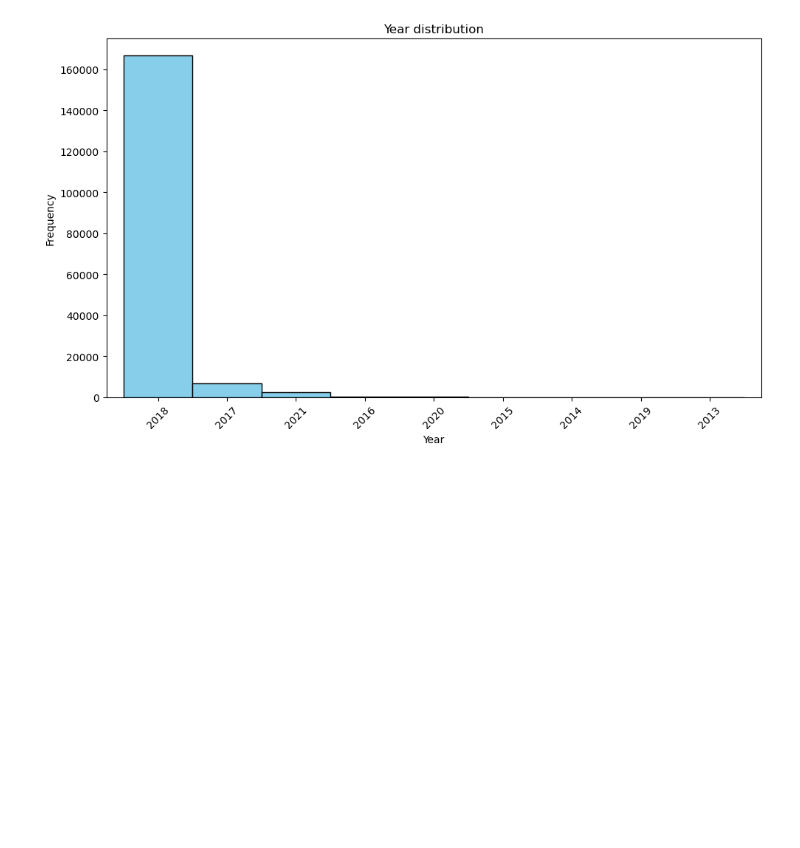
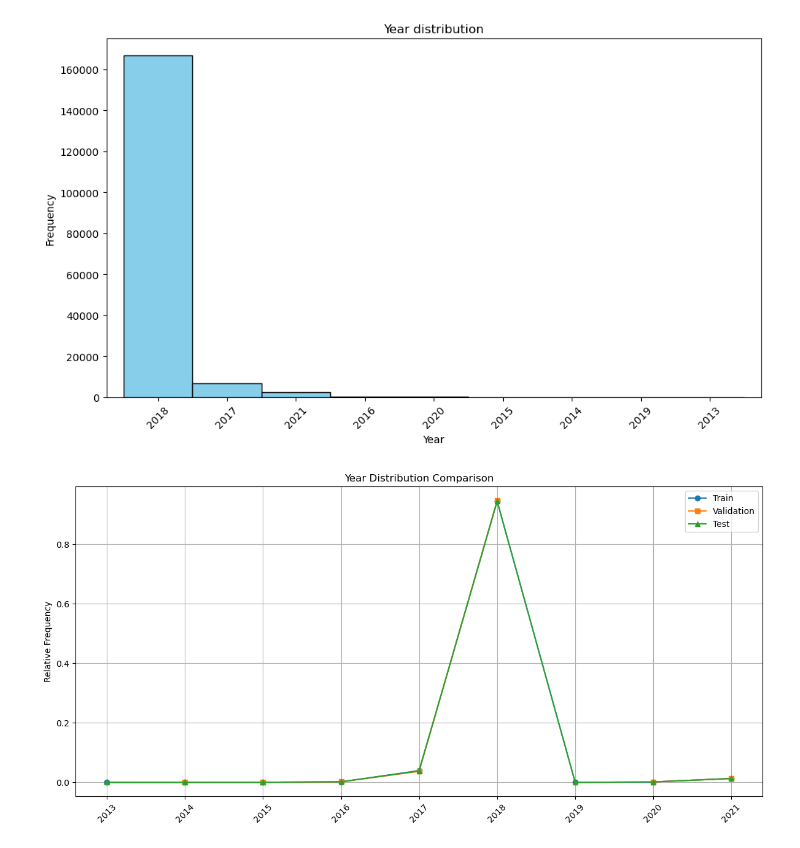
Before and after one commit to kgutjahr/STiL-TTA, a Jupyter notebook: data/visualize_dataset.ipynb, the cells around one changed output. Saved outputs shown, nothing was run; the diff lists cells and outputs as text; code cells hidden in the pictures; blank space fills up the shorter version.

```diff
--- a/data/visualize_dataset.ipynb
+++ b/data/visualize_dataset.ipynb
@@ -773,3 +822,15 @@ year_counts
 plot_distributions(df=year_counts, feature="Year")
 # %% [output]
 [figure]
+# %%
+train_year_counts = get_counts(df=train_df, feature="Adv_year")
+val_year_counts = get_counts(df=val_df, feature="Adv_year")
+test_year_counts = get_counts(df=test_df, feature="Adv_year")
+
+train_year_norm = calc_normalized_dists(count_df=train_year_counts)
+val_year_norm = calc_normalized_dists(count_df=val_year_counts)
+test_year_norm = calc_normalized_dists(count_df=test_year_counts)
+
+plot_compare_distribution(train_dist=train_year_norm, val_dist=val_year_norm, test_dist=test_year_norm, feature=sorted(list(year_counts.index)), feature_name="Year")
+# %% [output]
+[figure, added]
```
Also changed, not shown: parts of 11 cells of this notebook.
